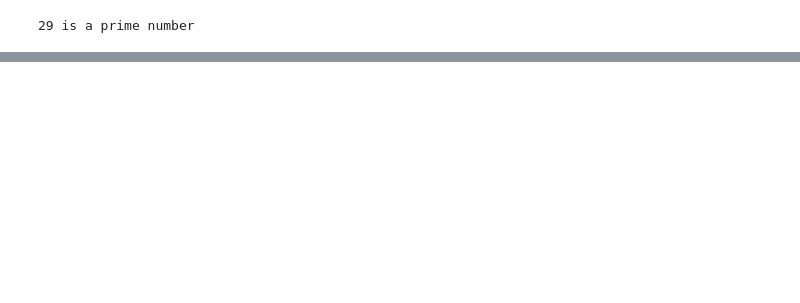
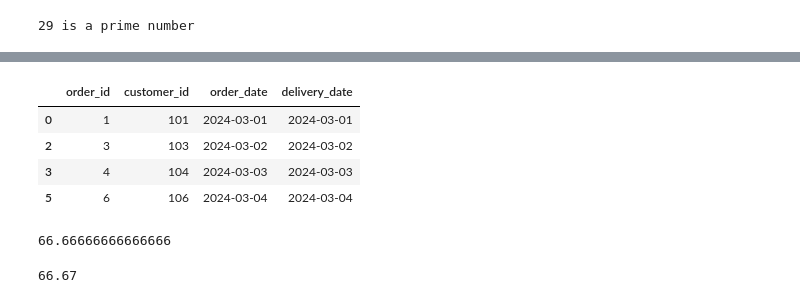
Before and after one commit to ake369/python_tutorial, a Jupyter notebook: notebooks/python_challenges.ipynb, the cells around one changed output, grey strips where cells are left out. Saved outputs shown, nothing was run; the diff lists cells and outputs as text; code cells hidden in the pictures; blank space fills up the shorter version.

```diff
--- a/notebooks/python_challenges.ipynb
+++ b/notebooks/python_challenges.ipynb
@@ -737,0 +767,13 @@ else:
+# %%
+ imm_del = delivery[delivery['delivery_date']==delivery['order_date']]
+imm_del
+# %% [output]
+|  | order_id | customer_id | order_date | delivery_date |
+| 0 | 1 | 101 | 2024-03-01 | 2024-03-01 |
+| 2 | 3 | 103 | 2024-03-02 | 2024-03-02 |
+| 3 | 4 | 104 | 2024-03-03 | 2024-03-03 |
+| 5 | 6 | 106 | 2024-03-04 | 2024-03-04 |
+# %%
+(4/6)*100
+# %% [output]
+66.66666666666666
@@ -737,0 +790,4 @@ else:
+# %%
+ake().immidiateDelivery(delivery=delivery)
+# %% [output]
+66.67
```
Also changed, not shown: parts of 13 cells of this notebook.
